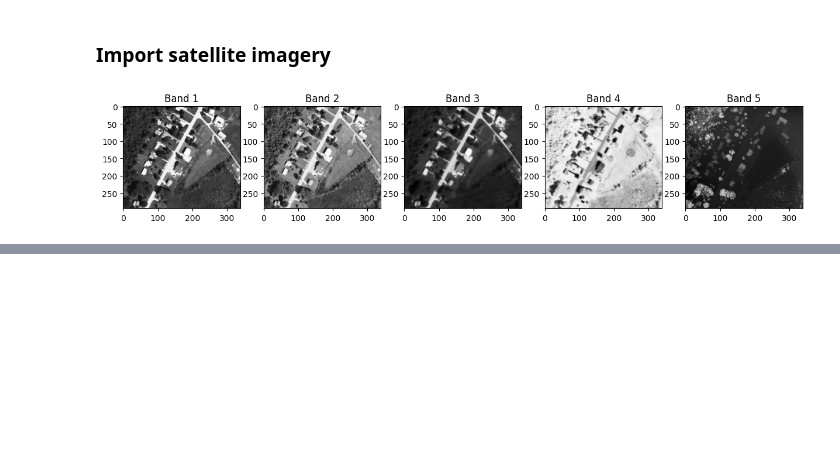
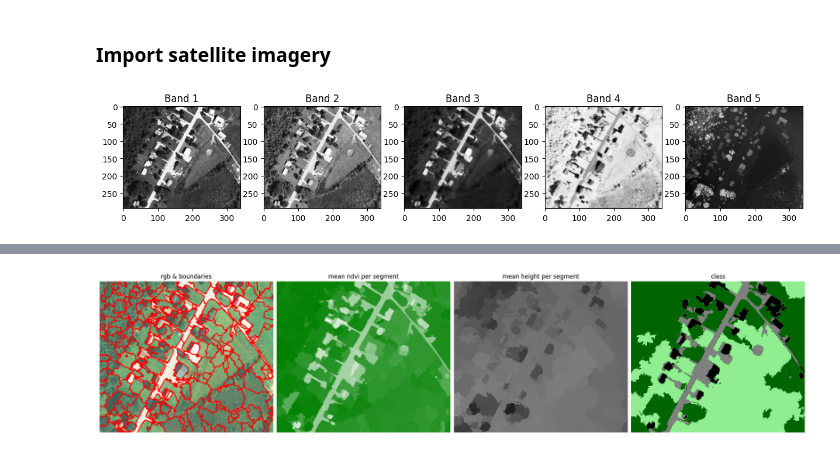
Before and after one commit to candepelliza/OBIA_Python, a Jupyter notebook: final_project_dev.ipynb, the cells around one changed output, grey strips where cells are left out. Cells and saved outputs as stored; diff of their text form; code cells hidden in the pictures; blank space fills up the shorter version.

```diff
--- a/final_project_dev.ipynb
+++ b/final_project_dev.ipynb
@@ -245,0 +241,20 @@ plt.show()
+# %%
+#CLASSIFYING SEGMENTS
+
+# Define the thresholds for NDVI and DSM mean values to classify segments
+ndvi_threshold = 0.05
+dsm_veg_threshold = 67
+dsm_build_threshold = 67.5
+
+# Add a new column 'class' to the means DataFrame and initialize it with None
+# 0=unclassified, 1=low vegetation, 2=high vegetation, 3=roads, 4=buildings
+means['class'] = 0
+
+# Classify segments based on NDVI and DSM mean values
+means.loc[(means['intensity_mean-3'] > ndvi_threshold) & (means['intensity_mean-4'] <= dsm_veg_threshold), 'class'] = 1
+means.loc[(means['intensity_mean-3'] > ndvi_threshold) & (means['intensity_mean-4'] >= dsm_veg_threshold), 'class'] = 2
+means.loc[(means['intensity_mean-3'] < ndvi_threshold) & (means['intensity_mean-4'] <= dsm_build_threshold), 'class'] = 3
+means.loc[(means['intensity_mean-3'] < ndvi_threshold) & (means['intensity_mean-4'] >= dsm_build_threshold), 'class'] = 4
+
+
+display(means)
@@ -245,0 +275,34 @@ plt.show()
+# %%
+# mapping class vals back to image segments
+mapped_class = map_array(
+    segments,
+    np.array(means["label"]),
+    np.array(means["class"])
+    )
+
+
+# Define the colors for each class label (0 to 4)
+class_colors = ['white', 'lightgreen', 'darkgreen', 'gray', 'black']
+
+# Create the custom colormap
+class_cmap = mcolors.ListedColormap(class_colors)
+
+
+# Visualize
+fig, axs = plt.subplots(ncols=4, figsize=(20, 10), constrained_layout=True)
+axs[0].imshow(mark_boundaries(rgb, segments, (1, 0, 0), mode="thick"))
+axs[1].imshow(mapped_meanNDVI, cmap=custom_cmap)  # Use the custom colormap here
+axs[2].imshow(mapped_meanDSM, cmap="RdGy")
+axs[3].imshow(mapped_class, cmap=class_cmap)  # Use a valid colormap name here
+
+axs[0].set_title("rgb & boundaries")
+axs[1].set_title("mean ndvi per segment")
+axs[2].set_title("mean height per segment")
+axs[3].set_title("class")
+
+for ax in axs.flat:
+    ax.set_axis_off()
+
+plt.show()
+# %% [output]
+[figure, added]
```
Also changed, not shown: parts of 11 cells of this notebook, 4 other files.
